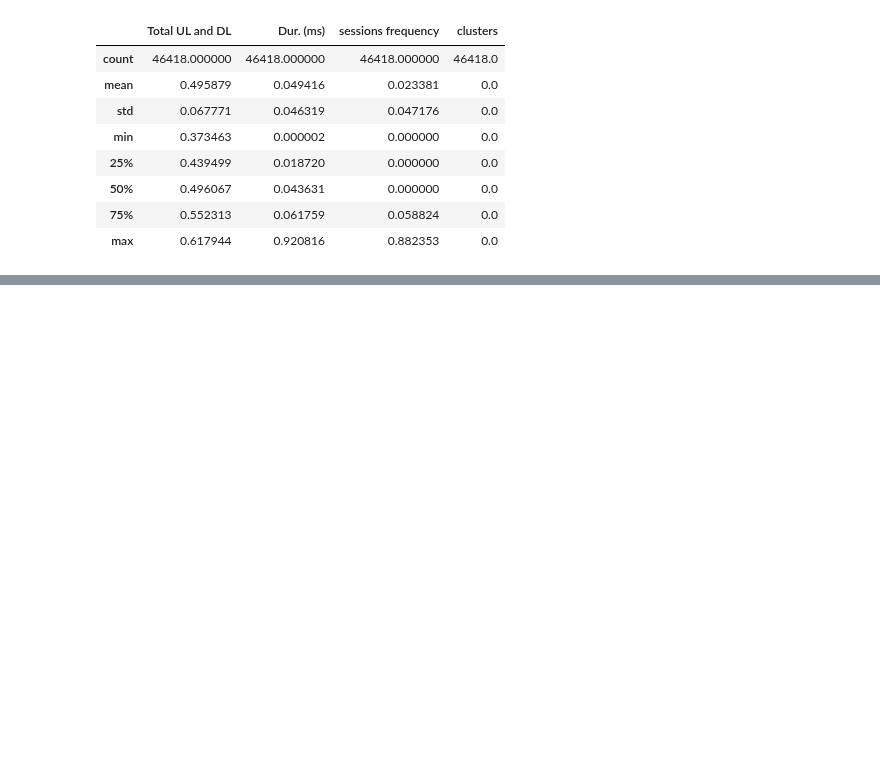
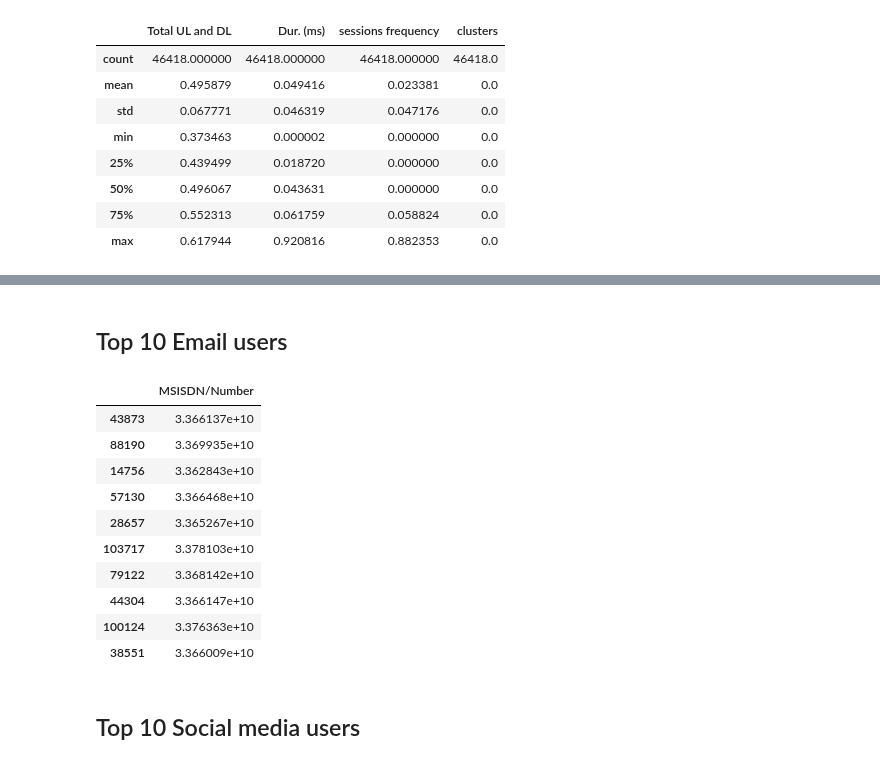
Before and after one commit to Abel-Blue/telecom-user-analytics, a Jupyter notebook: notebooks/user_engagementAnalysis.ipynb, the cells around one changed output, grey strips where cells are left out. Drawn from its saved outputs; the diff is of its cells as text; code cells hidden in the pictures; blank space fills up the shorter version.

```diff
--- a/notebooks/user_engagementAnalysis.ipynb
+++ b/notebooks/user_engagementAnalysis.ipynb
@@ -462,0 +455,2 @@ Email_top10_users.to_csv("top10_email_users.csv",index=False)
+# %% [markdown]
+## Top 10 Email users
@@ -462,0 +463,16 @@ Email_top10_users.to_csv("top10_email_users.csv",index=False)
+# %%
+top10_email_user.to_frame()
+# %% [output]
+|  | MSISDN/Number |
+| 43873 | 3.366137e+10 |
+| 88190 | 3.369935e+10 |
+| 14756 | 3.362843e+10 |
+| 57130 | 3.366468e+10 |
+| 28657 | 3.365267e+10 |
+| 103717 | 3.378103e+10 |
+| 79122 | 3.368142e+10 |
+| 44304 | 3.366147e+10 |
+| 100124 | 3.376363e+10 |
+| 38551 | 3.366009e+10 |
+# %% [markdown]
+## Top 10 Social media users
```
Also changed, not shown: parts of 57 cells of this notebook, 3 other files.
